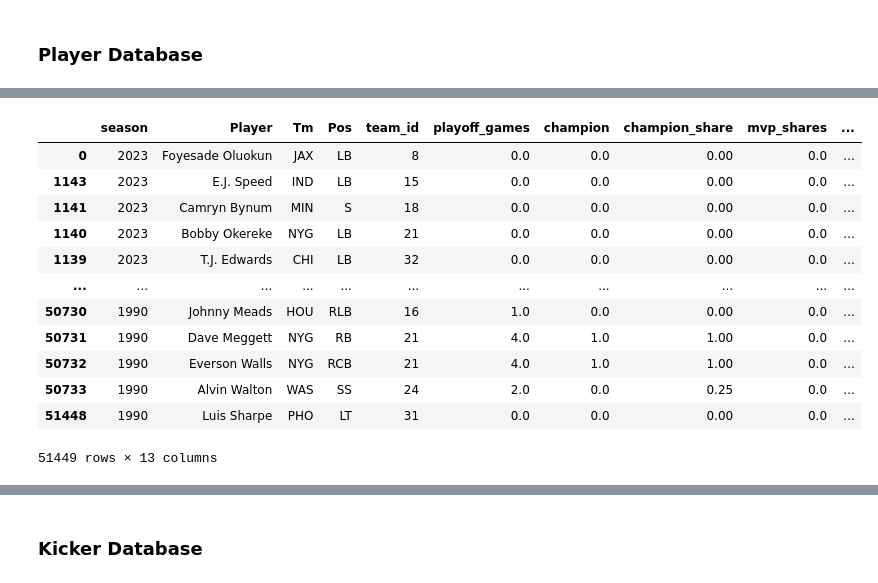
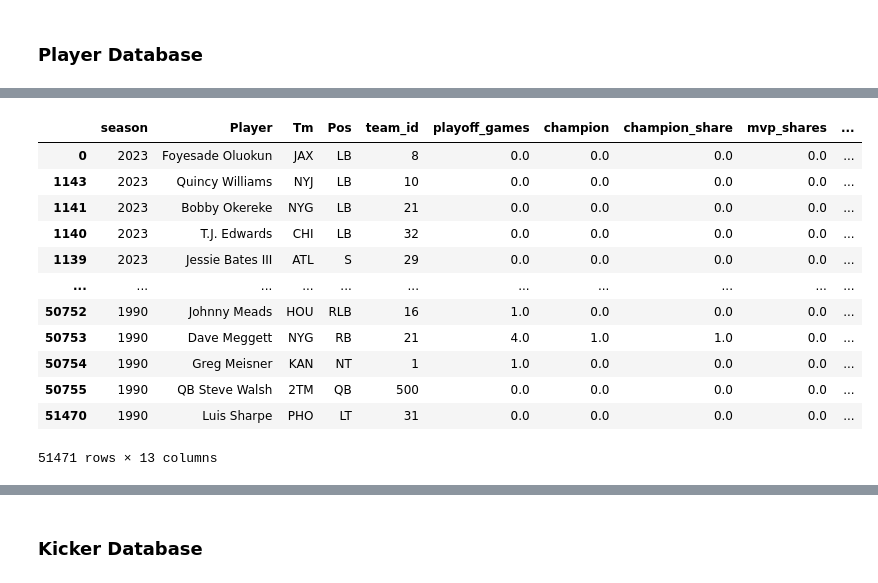
Before and after one commit to allenjake440/NFL_Champion, a Jupyter notebook: nfl_champ_data.ipynb, the cells around one changed output, grey strips where cells are left out. Drawn from its saved outputs; the diff is of its cells as text; code cells hidden in the pictures.

```diff
--- a/nfl_champ_data.ipynb
+++ b/nfl_champ_data.ipynb
@@ -33,6 +33,35 @@ all_team_index_custom = pd.read_csv('all_team_index_custom.csv', encoding="utf-8
 all_team_offense_data = pd.read_csv('all_team_offense_data.csv', encoding="utf-8-sig")
 all_team_passing_offense_data = pd.read_csv('all_team_passing_offense_data.csv', encoding="utf-8-sig")
 all_team_pso_data = pd.read_csv('all_team_pso_data.csv', encoding="utf-8-sig")
+# %%
+
+# List of DataFrames
+dataframes = [
+    all_player_award_data,
+    all_player_defense_data,
+    all_player_kicking_data,
+    all_player_passing_data,
+    all_player_receiving_data,
+    all_player_rushing_data
+]
+
+for df in dataframes:
+    # Create the new 'Player' column with the condition
+    df['Player'] = df.apply(lambda row: f"QB {row['Player']}" if row['Pos'] == "QB" else row['Player'], axis=1)
+
+# List of DataFrames
+dataframes = [
+    all_player_award_data,
+    all_player_defense_data,
+    all_player_kicking_data,
+    all_player_passing_data,
+    all_player_receiving_data,
+    all_player_rushing_data
+]
+
+# Fill NaN values with 0 in each DataFrame
+for df in dataframes:
+    df.fillna(0, inplace=True)
 # %% [markdown]
 ### Merging/vlookup data | giving every df the team_id column
 # %%
@@ -91,7 +120,8 @@ dataframes = {
     "all_player_passing_data": all_player_passing_data,
     "all_player_receiving_data": all_player_receiving_data,
     "all_player_rushing_data": all_player_rushing_data,
-    "all_coaches_data": all_coaches_data
+    "all_coaches_data": all_coaches_data,
+
 }
 
 # Apply the VLOOKUP-like function and round the 'team_id' in each DataFrame
@@ -274,34 +268,35 @@ filtered_data
 # %%
 # Sort the DataFrame back by 'season' in descending order
+combined_data = combined_data.fillna(0)
 combined_data = combined_data.sort_values(by='season', ascending=False)
 
 # Merge the specified columns from all_team_advance_data into combined_data
 combined_data = combined_data.merge(
     all_player_award_data[['Player', 'season', 'mvp_shares', 'dpoy_shares', 'opoy_shares', 'all_pro', 'cpoy_shares']],
     on=['Player', 'season'],
     how='left'
 )
 
 # Fill NaN values with 0
 combined_data = combined_data.fillna(0)
 
 # Sort the DataFrame back by 'season' in descending order
 combined_data = combined_data.sort_values(by='season', ascending=False)
 
 combined_data = combined_data.drop_duplicates(subset=['Player', 'season'])
 
 combined_data
 # %% [output]
 |  | season | Player | Tm | Pos | team_id | playoff_games | champion | champion_share | mvp_shares | ... |
-| 0 | 2023 | Foyesade Oluokun | JAX | LB | 8 | 0.0 | 0.0 | 0.00 | 0.0 | ... |
-| 1143 | 2023 | E.J. Speed | IND | LB | 15 | 0.0 | 0.0 | 0.00 | 0.0 | ... |
-| 1141 | 2023 | Camryn Bynum | MIN | S | 18 | 0.0 | 0.0 | 0.00 | 0.0 | ... |
-| 1140 | 2023 | Bobby Okereke | NYG | LB | 21 | 0.0 | 0.0 | 0.00 | 0.0 | ... |
-| 1139 | 2023 | T.J. Edwards | CHI | LB | 32 | 0.0 | 0.0 | 0.00 | 0.0 | ... |
+| 0 | 2023 | Foyesade Oluokun | JAX | LB | 8 | 0.0 | 0.0 | 0.0 | 0.0 | ... |
+| 1143 | 2023 | Quincy Williams | NYJ | LB | 10 | 0.0 | 0.0 | 0.0 | 0.0 | ... |
+| 1141 | 2023 | Bobby Okereke | NYG | LB | 21 | 0.0 | 0.0 | 0.0 | 0.0 | ... |
+| 1140 | 2023 | T.J. Edwards | CHI | LB | 32 | 0.0 | 0.0 | 0.0 | 0.0 | ... |
+| 1139 | 2023 | Jessie Bates III | ATL | S | 29 | 0.0 | 0.0 | 0.0 | 0.0 | ... |
 | ... | ... | ... | ... | ... | ... | ... | ... | ... | ... | ... |
-| 50730 | 1990 | Johnny Meads | HOU | RLB | 16 | 1.0 | 0.0 | 0.00 | 0.0 | ... |
-| 50731 | 1990 | Dave Meggett | NYG | RB | 21 | 4.0 | 1.0 | 1.00 | 0.0 | ... |
-| 50732 | 1990 | Everson Walls | NYG | RCB | 21 | 4.0 | 1.0 | 1.00 | 0.0 | ... |
-| 50733 | 1990 | Alvin Walton | WAS | SS | 24 | 2.0 | 0.0 | 0.25 | 0.0 | ... |
-| 51448 | 1990 | Luis Sharpe | PHO | LT | 31 | 0.0 | 0.0 | 0.00 | 0.0 | ... |
+| 50752 | 1990 | Johnny Meads | HOU | RLB | 16 | 1.0 | 0.0 | 0.0 | 0.0 | ... |
+| 50753 | 1990 | Dave Meggett | NYG | RB | 21 | 4.0 | 1.0 | 1.0 | 0.0 | ... |
+| 50754 | 1990 | Greg Meisner | KAN | NT | 1 | 1.0 | 0.0 | 0.0 | 0.0 | ... |
+| 50755 | 1990 | QB Steve Walsh | 2TM | QB | 500 | 0.0 | 0.0 | 0.0 | 0.0 | ... |
+| 51470 | 1990 | Luis Sharpe | PHO | LT | 31 | 0.0 | 0.0 | 0.0 | 0.0 | ... |
-51449 rows × 13 columns
+51471 rows × 13 columns
```
Also changed, not shown: parts of 27 cells of this notebook, 5 other files.
